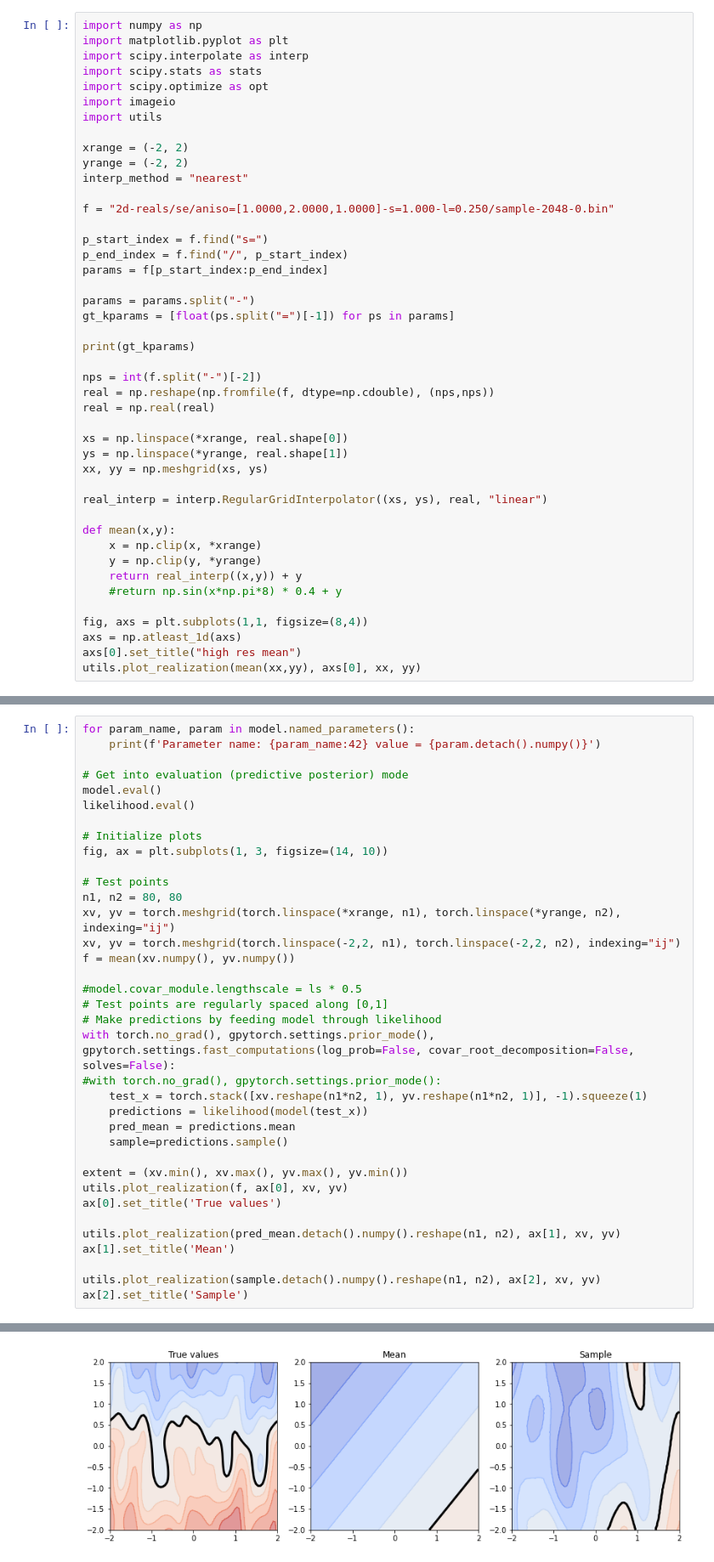
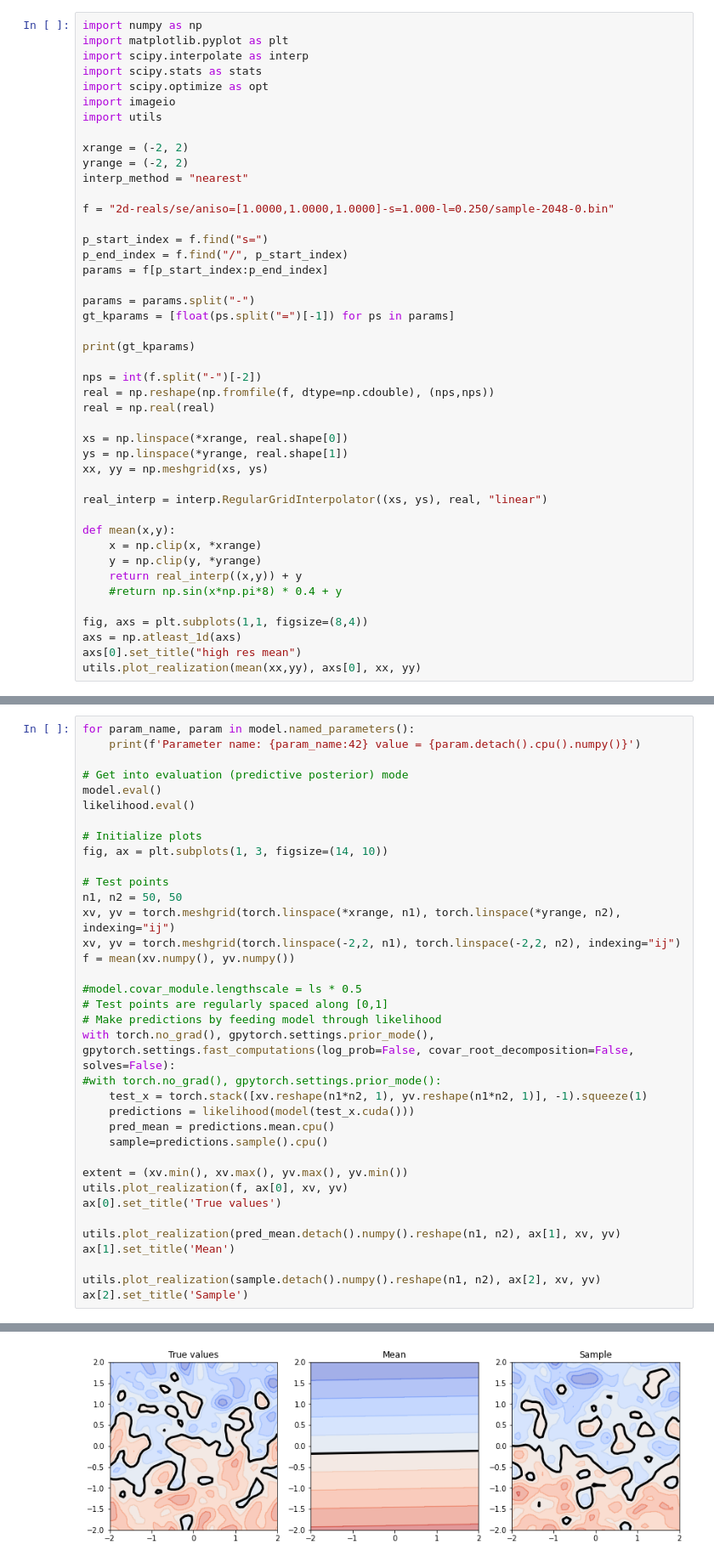
Before and after one commit to daseyb/tungsten, a Jupyter notebook: data/downsample-test-2D.ipynb, the cells around one changed output, grey strips where cells are left out. Shown: that part at 85% size. Drawn from its saved outputs; the diff is of its cells as text.

```diff
--- a/data/downsample-test-2D.ipynb
+++ b/data/downsample-test-2D.ipynb
@@ -11,7 +11,7 @@ xrange = (-2, 2)
 yrange = (-2, 2)
 interp_method = "nearest"
 
-f = "2d-reals/se/aniso=[1.0000,2.0000,1.0000]-s=1.000-l=0.250/sample-2048-0.bin"
+f = "2d-reals/se/aniso=[1.0000,1.0000,1.0000]-s=1.000-l=0.250/sample-2048-0.bin"
 
 p_start_index = f.find("s=")
 p_end_index = f.find("/", p_start_index)
@@ -140,6 +150,6 @@ Iter 1000/1000 - Loss: -2.211848020553589 lengthscale: [[0.31025863 1.1093334 ]]
 # %%
 for param_name, param in model.named_parameters():
-    print(f'Parameter name: {param_name:42} value = {param.detach().numpy()}')
+    print(f'Parameter name: {param_name:42} value = {param.detach().cpu().numpy()}')
 
 # Get into evaluation (predictive posterior) mode
 model.eval()
@@ -149,7 +159,7 @@ likelihood.eval()
 fig, ax = plt.subplots(1, 3, figsize=(14, 10))
 
 # Test points
-n1, n2 = 80, 80
+n1, n2 = 50, 50
 xv, yv = torch.meshgrid(torch.linspace(*xrange, n1), torch.linspace(*yrange, n2), indexing="ij")
 xv, yv = torch.meshgrid(torch.linspace(-2,2, n1), torch.linspace(-2,2, n2), indexing="ij")
 f = mean(xv.numpy(), yv.numpy())
@@ -160,9 +170,9 @@ f = mean(xv.numpy(), yv.numpy())
 with torch.no_grad(), gpytorch.settings.prior_mode(), gpytorch.settings.fast_computations(log_prob=False, covar_root_decomposition=False, solves=False):
 #with torch.no_grad(), gpytorch.settings.prior_mode():
     test_x = torch.stack([xv.reshape(n1*n2, 1), yv.reshape(n1*n2, 1)], -1).squeeze(1)
-    predictions = likelihood(model(test_x))
-    pred_mean = predictions.mean
-    sample=predictions.sample()
+    predictions = likelihood(model(test_x.cuda()))
+    pred_mean = predictions.mean.cpu()
+    sample=predictions.sample().cpu()
 
 extent = (xv.min(), xv.max(), yv.max(), yv.min())
 utils.plot_realization(f, ax[0], xv, yv)
@@ -182,5 +192,5 @@ Parameter name: covar_module.raw_lengthscale               value = [[-1.0112128
 Text(0.5, 1.0, 'Sample')
-[figure, old version]
+[figure, new version]
 # %%
 
 disc_res = 2
```
Also changed, not shown: parts of 3 cells of this notebook, 1 other file.
